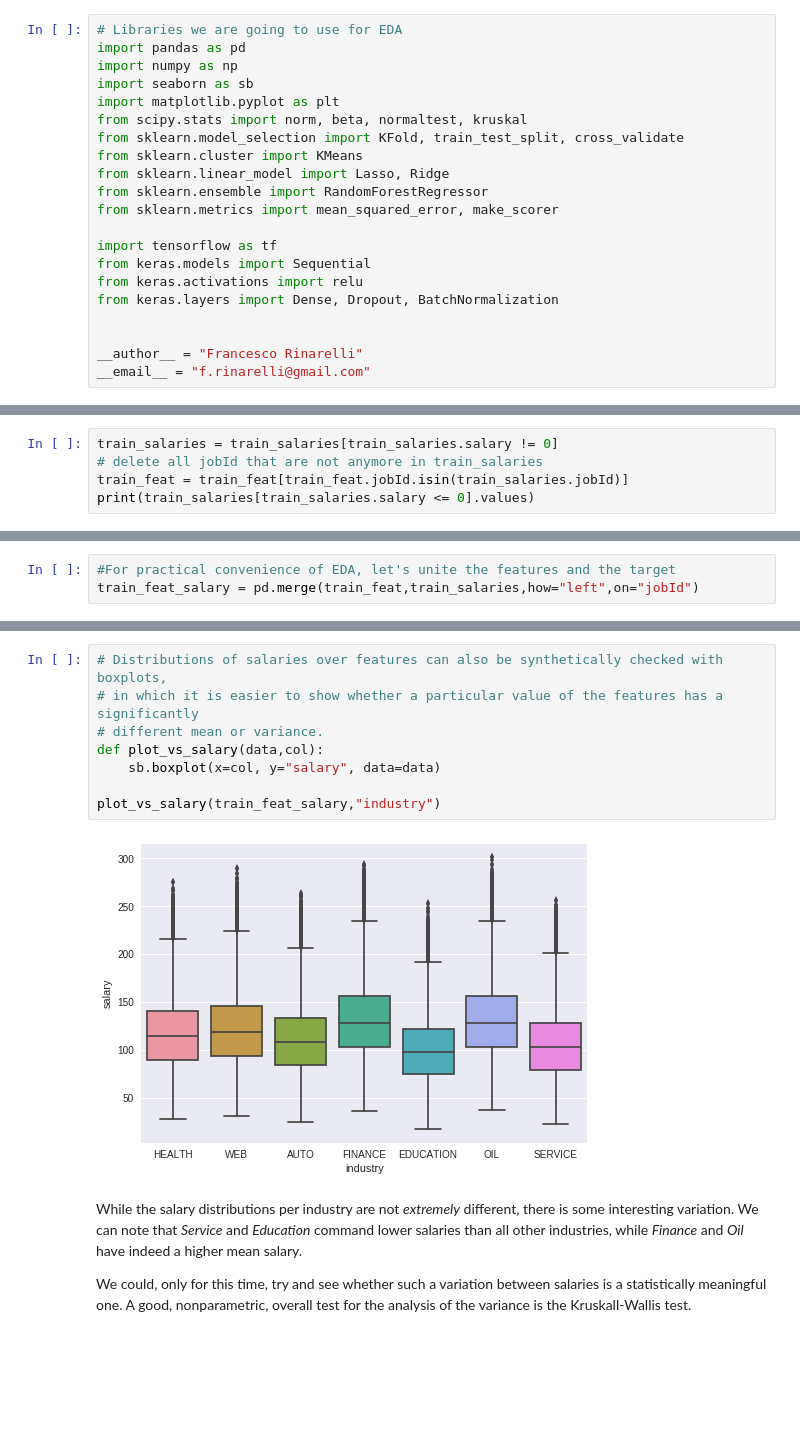
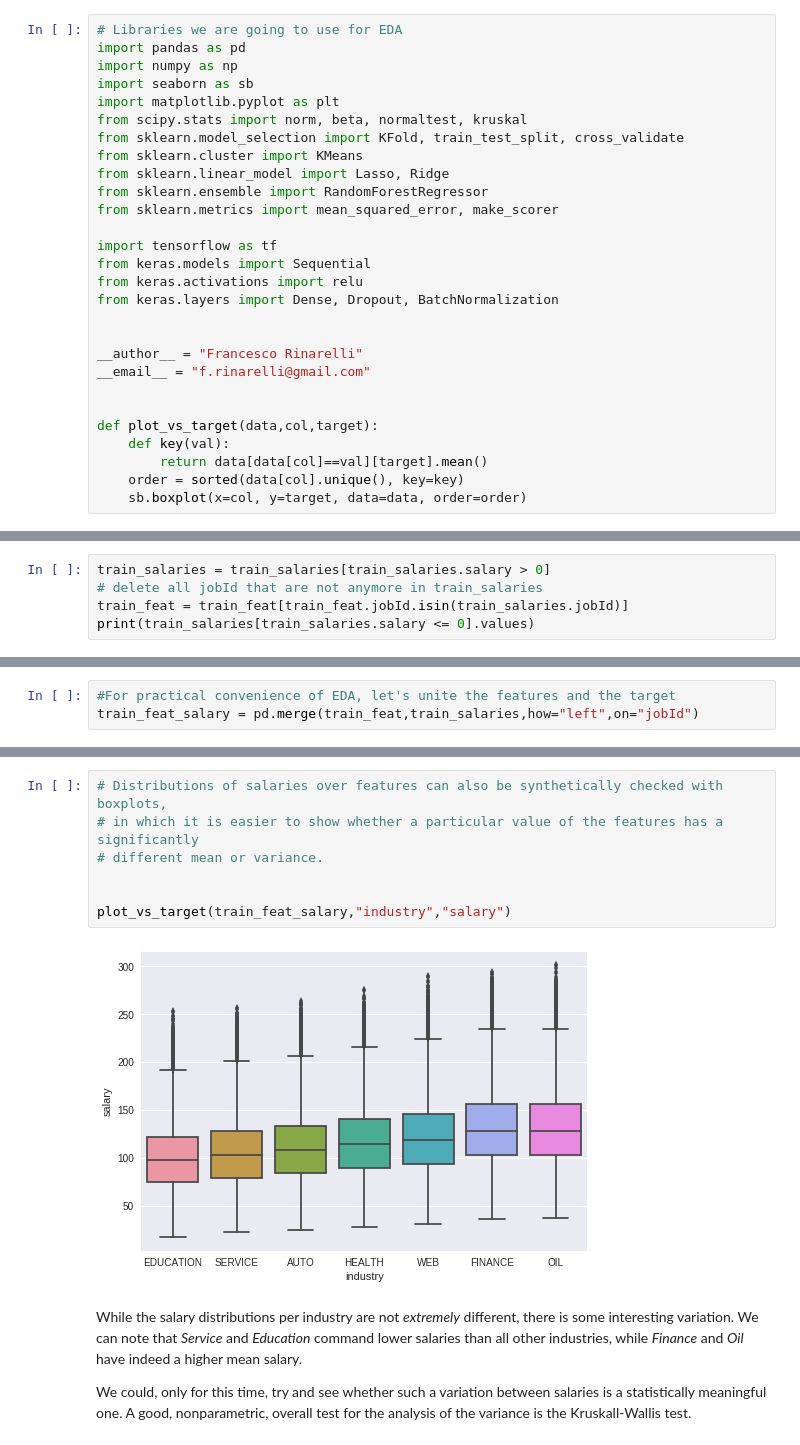
Before and after one commit to liapunov/HRdata, a Jupyter notebook: HRdataNotebook.ipynb, the cells around one changed output, grey strips where cells are left out. Cells and saved outputs as stored; diff of their text form; blank space fills up the shorter version.

```diff
--- a/HRdataNotebook.ipynb
+++ b/HRdataNotebook.ipynb
@@ -48,3 +44,10 @@ from keras.layers import Dense, Dropout, BatchNormalization
 
 __author__ = "Francesco Rinarelli"
 __email__ = "f.rinarelli@gmail.com"
+
+
+def plot_vs_target(data,col,target):
+    def key(val):
+        return data[data[col]==val][target].mean()
+    order = sorted(data[col].unique(), key=key)
+    sb.boxplot(x=col, y=target, data=data, order=order)
@@ -103,7 +104,7 @@ there are no NA values in the salaries table
 # %% [markdown]
 It seems that there are no macroscopical errors in the data. We did find five rows with salary equal to zero. In a broader study, one could archive these data points as possible volunteering activity, but they look suspicious here. Let' get rid of these jobId both from salary and from the features.
 # %%
-train_salaries = train_salaries[train_salaries.salary != 0]
+train_salaries = train_salaries[train_salaries.salary > 0]
 # delete all jobId that are not anymore in train_salaries
 train_feat = train_feat[train_feat.jobId.isin(train_salaries.jobId)]
 print(train_salaries[train_salaries.salary <= 0].values)
@@ -198,13 +199,12 @@ train_feat_salary.head()
 # %%
 # Distributions of salaries over features can also be synthetically checked with boxplots,
 # in which it is easier to show whether a particular value of the features has a significantly
 # different mean or variance.
-def plot_vs_salary(data,col):
-    sb.boxplot(x=col, y="salary", data=data)
 
-plot_vs_salary(train_feat_salary,"industry")
+
+plot_vs_target(train_feat_salary,"industry","salary")
 # %% [output]
-[figure, old version]
+[figure, new version]
 # %% [markdown]
 While the salary distributions per industry are not *extremely* different, there is some interesting variation. We can note that *Service* and *Education* command lower salaries than all other industries, while *Finance* and *Oil* have indeed a higher mean salary.
 
```
Also changed, not shown: parts of 9 cells of this notebook.
